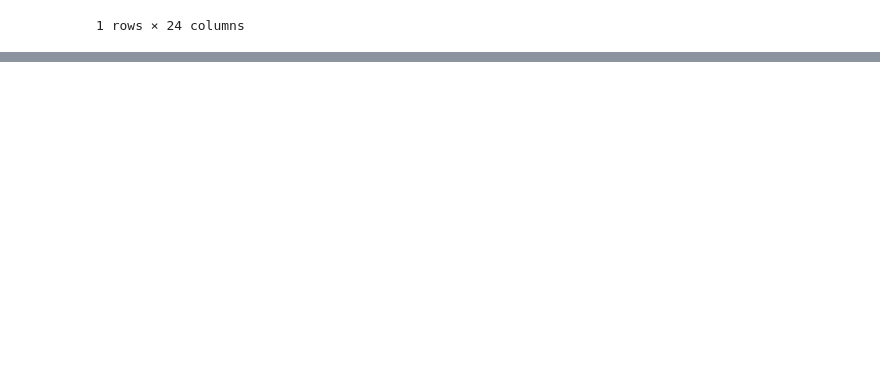
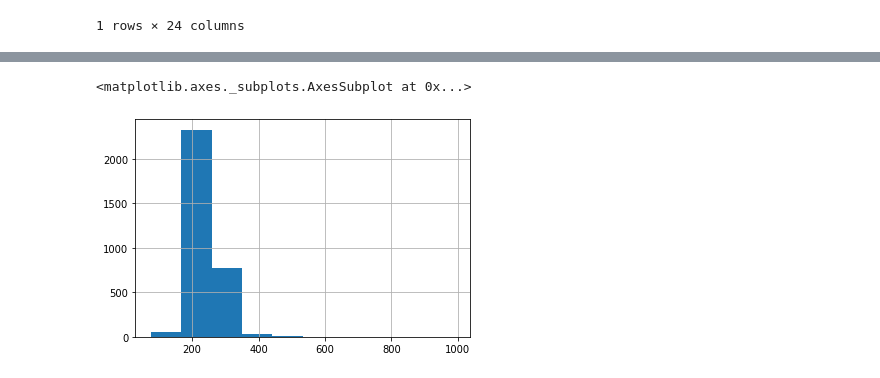
Before and after one commit to JKocher13/DataEngineering.Labs.AirflowProject, a Jupyter notebook: Python_Notebook_for_Airflow_Project.ipynb, the cells around one changed output, grey strips where cells are left out. Cells and saved outputs as stored; diff of their text form; code cells hidden in the pictures; blank space fills up the shorter version.

```diff
--- a/Python_Notebook_for_Airflow_Project.ipynb
+++ b/Python_Notebook_for_Airflow_Project.ipynb
@@ -1160,0 +1200,6 @@ genre_pd_1990s.value_counts()
+# %%
+top2000_df_seconds = top2000_df['spotify_track_duration_ms']*0.001
+top2000_df_seconds.hist()
+# %% [output]
+<matplotlib.axes._subplots.AxesSubplot at 0x...>
+[figure, added]
```
Also changed, not shown: parts of 18 cells of this notebook.
